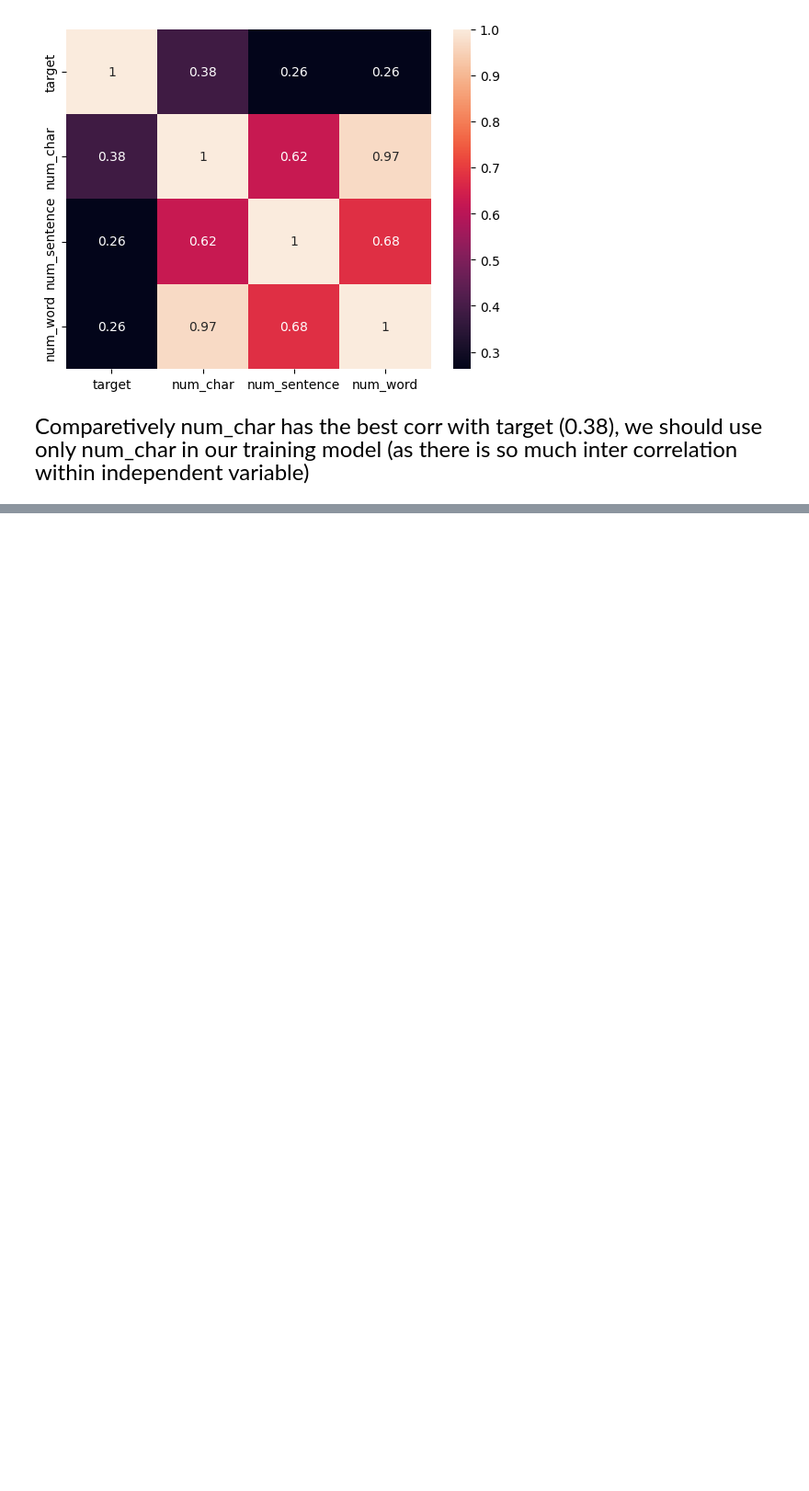
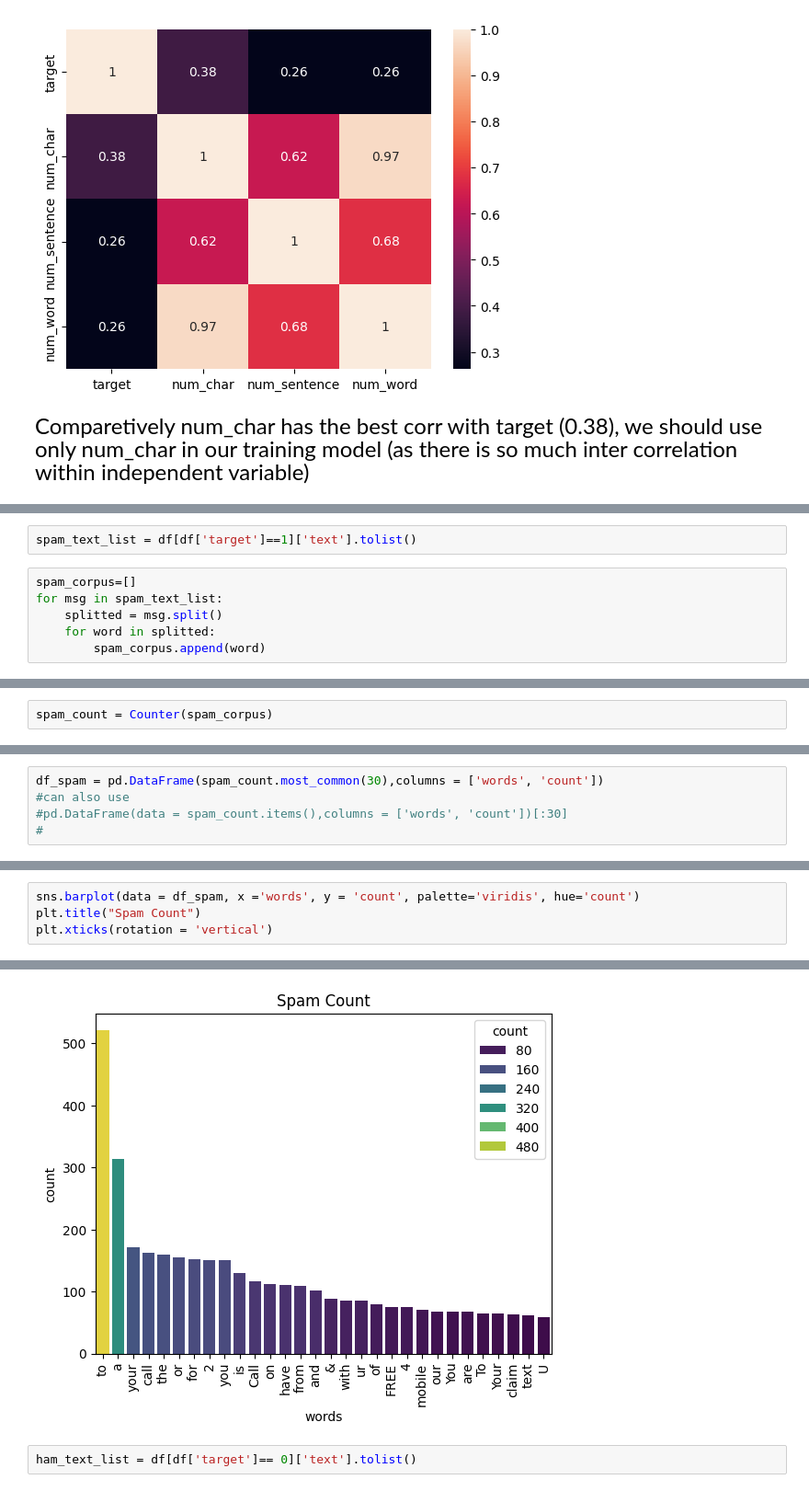
Before and after one commit to gitAnuragMishra/SMS-Email-classifier, a Jupyter notebook: EDA.ipynb, the cells around one changed output, grey strips where cells are left out. Shown at 92% size. Cells and saved outputs as stored; diff of their text form; blank space fills up the shorter version.

```diff
--- a/EDA.ipynb
+++ b/EDA.ipynb
@@ -155,0 +177,8 @@ sns.heatmap(df[[ 'target', 'num_char', 'num_sentence', 'num_word']].corr(), anno
+# %%
+spam_text_list = df[df['target']==1]['text'].tolist()
+# %%
+spam_corpus=[]
+for msg in spam_text_list:
+    splitted = msg.split()
+    for word in splitted:
+        spam_corpus.append(word)
@@ -155,0 +227,2 @@ sns.heatmap(df[[ 'target', 'num_char', 'num_sentence', 'num_word']].corr(), anno
+# %%
+spam_count = Counter(spam_corpus)
@@ -155,0 +245,5 @@ sns.heatmap(df[[ 'target', 'num_char', 'num_sentence', 'num_word']].corr(), anno
+# %%
+df_spam = pd.DataFrame(spam_count.most_common(30),columns = ['words', 'count'])
+#can also use
+#pd.DataFrame(data = spam_count.items(),columns = ['words', 'count'])[:30]
+#
@@ -155,0 +259,5 @@ sns.heatmap(df[[ 'target', 'num_char', 'num_sentence', 'num_word']].corr(), anno
+# %%
+sns.barplot(data = df_spam, x ='words', y = 'count', palette='viridis', hue='count')
+plt.title("Spam Count")
+plt.xticks(rotation = 'vertical')
+# %% [output]
@@ -155,0 +281,3 @@ sns.heatmap(df[[ 'target', 'num_char', 'num_sentence', 'num_word']].corr(), anno
+[figure, added]
+# %%
+ham_text_list = df[df['target']== 0]['text'].tolist()
```
Also changed, not shown: parts of 18 cells of this notebook.
